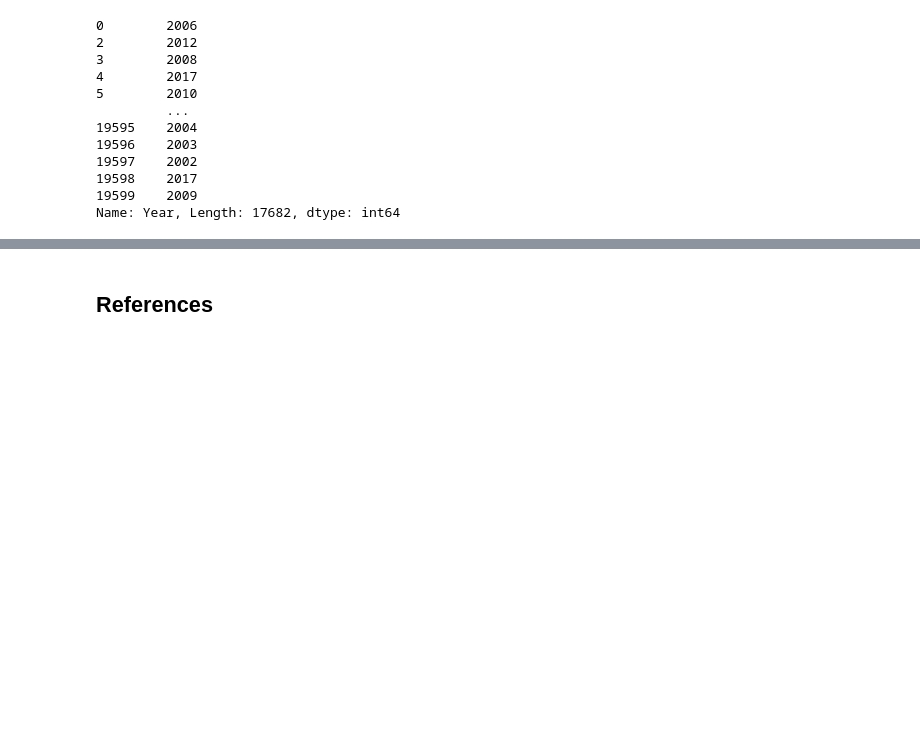
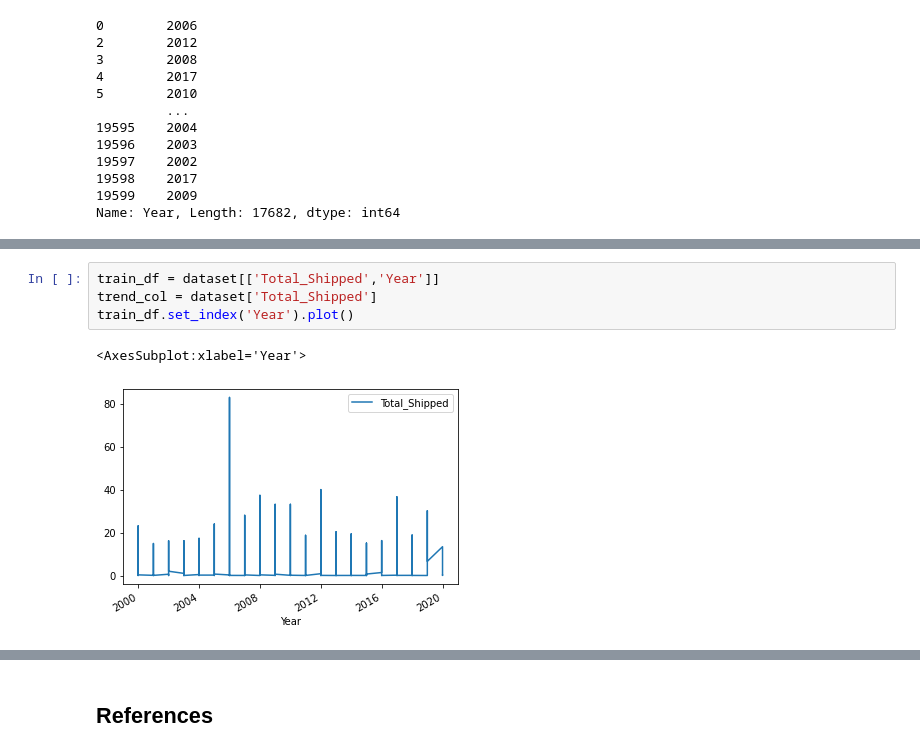
Before and after one commit to MegTully/Programming-For-DA-Project, a Jupyter notebook: Video game data.ipynb, the cells around one changed output, grey strips where cells are left out. Cells and saved outputs as stored; diff of their text form; blank space fills up the shorter version.

```diff
--- a/Video game data.ipynb
+++ b/Video game data.ipynb
@@ -210,0 +263,7 @@ DatetimeIndex(['2000-12-31', '2001-12-31', '2002-12-31', '2003-12-31',
+# %%
+train_df = dataset[['Total_Shipped','Year']]
+trend_col = dataset['Total_Shipped']
+train_df.set_index('Year').plot()
+# %% [output]
+<AxesSubplot:xlabel='Year'>
+[figure, added]
```
Also changed, not shown: parts of 11 cells of this notebook, 1 other file.
